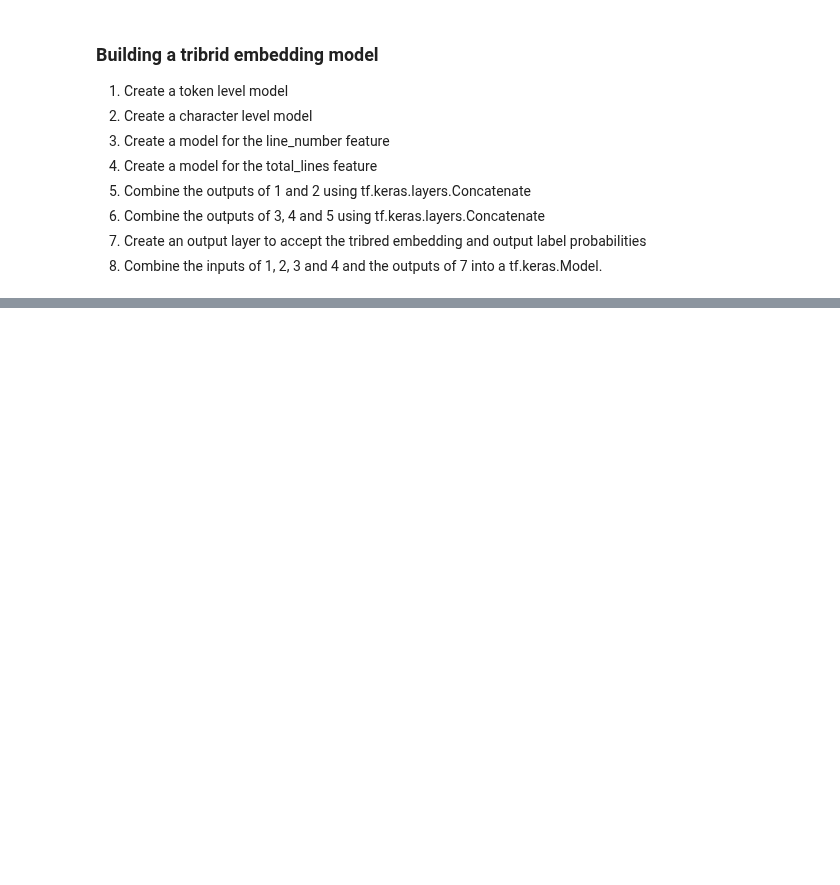
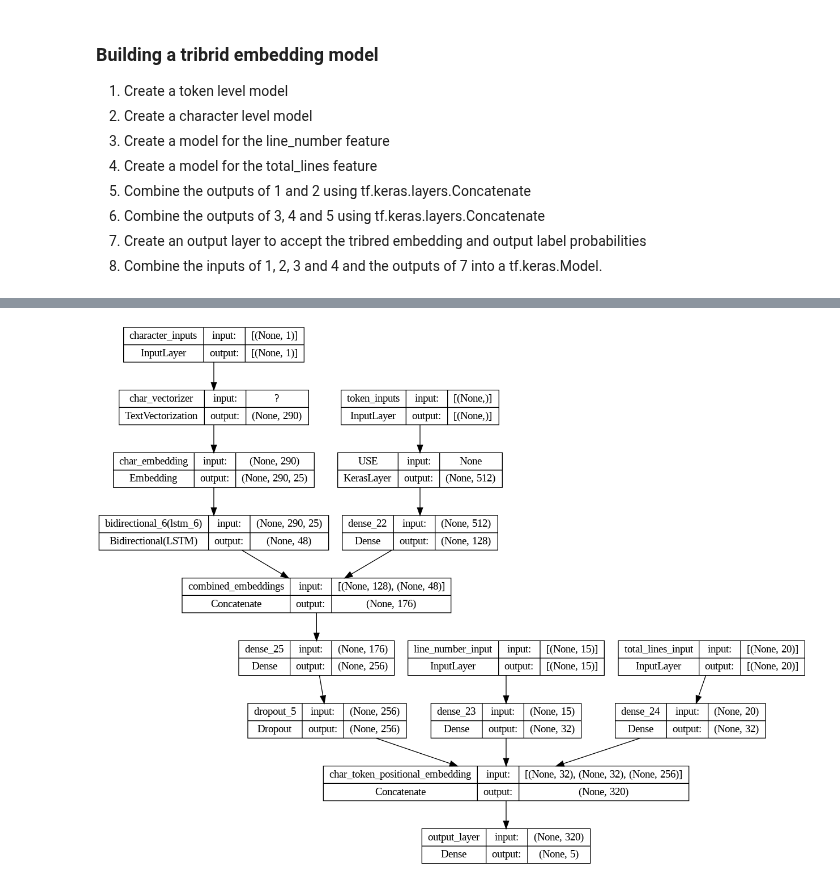
Before and after one commit to sodeso-nl/ml-notebooks, a Jupyter notebook: tensorflow-developer-certificate/section-11/tdc-section-11.ipynb, the cells around one changed output, grey strips where cells are left out. Drawn from its saved outputs; the diff is of its cells as text; code cells hidden in the pictures; blank space fills up the shorter version.

```diff
--- a/tensorflow-developer-certificate/section-11/tdc-section-11.ipynb
+++ b/tensorflow-developer-certificate/section-11/tdc-section-11.ipynb
@@ -1209,13 +1211,13 @@ train_total_lines_one_hot[:10], train_total_lines_one_hot.shape
 8. Combine the inputs of 1, 2, 3 and 4 and the outputs of 7 into a tf.keras.Model.
 # %%
 # 1. Token model
-token_inputs = layers.Input(shape=[], dtype=tf.String, name='token_inputs')
+token_inputs = layers.Input(shape=[], dtype=tf.string, name='token_inputs')
 token_embeddings = tf_hub_embedding_layer(token_inputs)
 token_outputs = layers.Dense(units=128, activation='relu')(token_embeddings)
 token_model = tf.keras.Model(inputs=token_inputs, outputs=token_outputs, name='token_model')
 
 # 2. Character model
-character_inputs = layers.Input(shape=(1,), dtype=tf.String, name='character_inputs')
+character_inputs = layers.Input(shape=(1,), dtype=tf.string, name='character_inputs')
 character_vectors = char_vectorizer(character_inputs)
 character_embeddings = char_embedding(character_vectors)
 character_bi_lstm = layers.Bidirectional(layers.LSTM(24))(character_embeddings)
@@ -1236,11 +1238,11 @@ combined_embeddings = layers.Concatenate(name='combined_embeddings')([token_mode
                                                                       character_model.output])
 
 # Add a dropout layer between the combined embeddings.
-dense_combined_embeddings = layers.Dense(units=256, activation='relu')(conbined_embeddings)
-dropout_combined_embeddings = layers.Droput(.5)(dense_combined_embeddings)
+dense_combined_embeddings = layers.Dense(units=256, activation='relu')(combined_embeddings)
+dropout_combined_embeddings = layers.Dropout(.5)(dense_combined_embeddings)
 
 # 6. Combine positional embeddings with combined token and character embeddings
-tribrid_embeddings = layers.Concatenate(name='tribrid_embeddings')([line_number_model.output,
+tribrid_embeddings = layers.Concatenate(name='char_token_positional_embedding')([line_number_model.output,
                                                                     total_lines_model.output,
                                                                     dropout_combined_embeddings])
 
@@ -1257,0 +1281,4 @@ model_5 = tf.keras.Model(inputs=[line_number_model.input,
+# %%
+plot_model(model_5, show_shapes=True)
+# %% [output]
+[figure, added]
```
Also changed, not shown: parts of 30 cells of this notebook.
